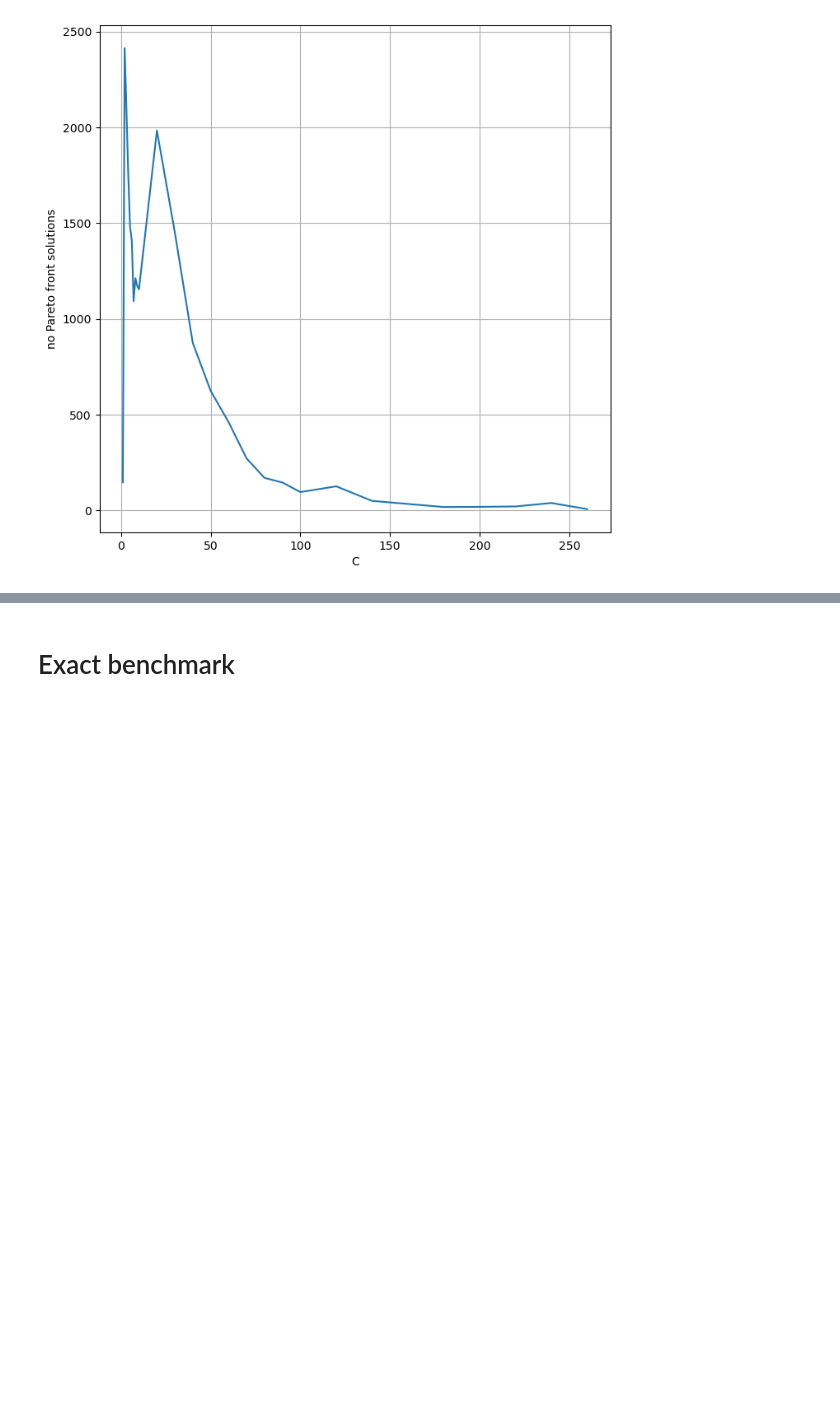
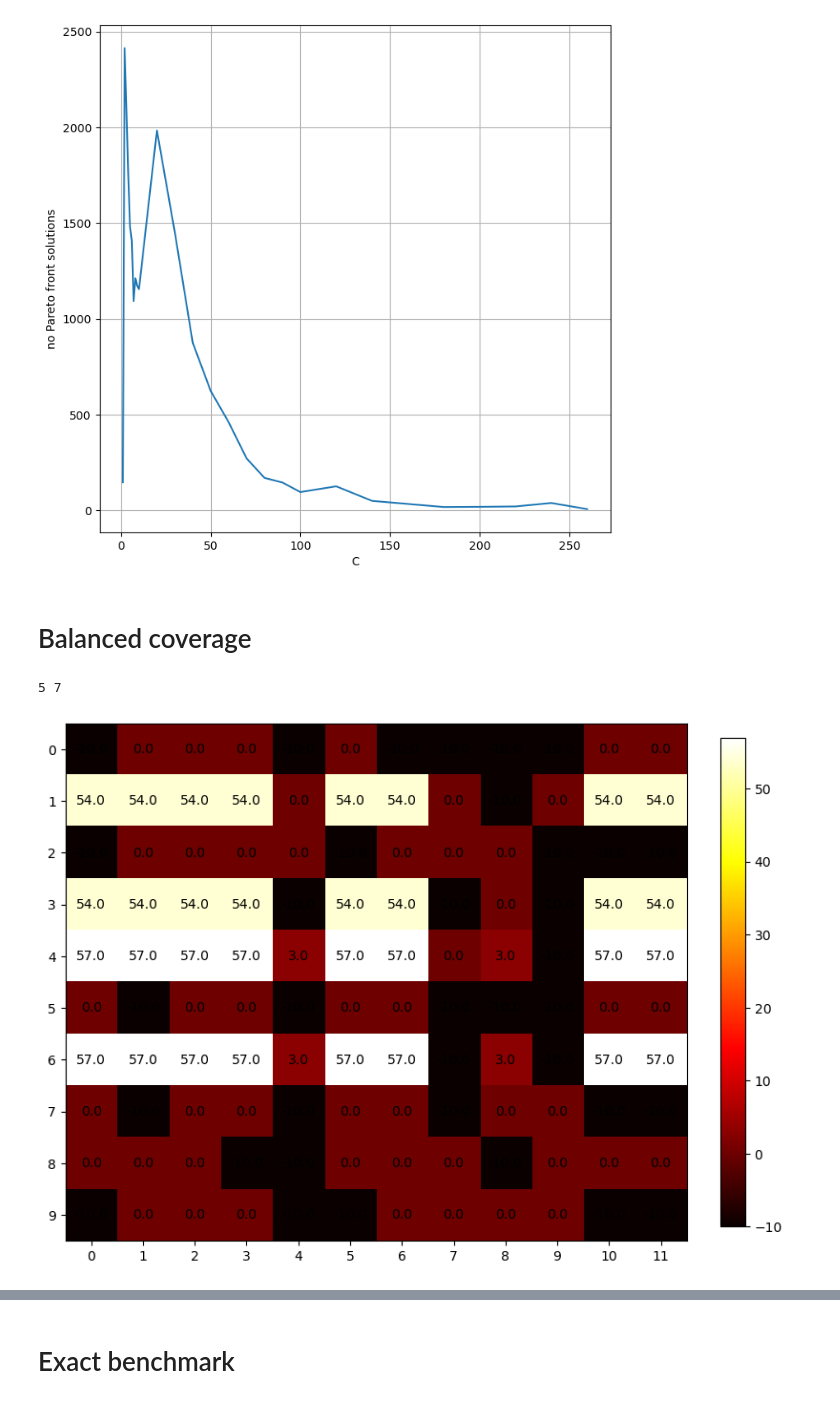
Before and after one commit to reebme/rabbit-holes, a Jupyter notebook: notebooks/01_complete_submatrix.ipynb, the cells around one changed output, grey strips where cells are left out. Drawn from its saved outputs; the diff is of its cells as text; code cells hidden in the pictures; blank space fills up the shorter version.

```diff
--- a/notebooks/01_complete_submatrix.ipynb
+++ b/notebooks/01_complete_submatrix.ipynb
@@ -388,3 +553,22 @@ ax.grid(True)
 plt.show()
 # %% [output]
 [figure]
+# %% [markdown]
+# Balanced coverage
+# %%
+# prepare a matrix
+alpha = 0.5
+miss = 0.3
+q = 1
+n = 10
+d = 12
+x, y = submatrix.calculate_complete_dims(alpha, miss, q, n, d)
+seed = 1234
+matrix = submatrix.generate_matrix_with_planted(n, d, x, y, seed, miss)
+df_matrix = pd.DataFrame(matrix)
+missing_matrix = np.isnan(matrix)
+print(x, y)
+# %% [output]
+5 7
+# %%
+Cs = np.hstack((np.arange(1, 10), np.arange(10, 100, 10), np.arange(100, 301, 20)))
@@ -390,0 +598,38 @@ plt.show()
+# %%
+exposure = np.zeros((n, n))
+coverage = np.zeros((n, d))
+for C in Cs:
+    rows = S.loc[result_mask, 'found_rows'].item()
+    cols = S.loc[result_mask, 'found_cols'].item()
+
+    if rows is not None and cols is not None:
+        exposure[np.ix_(rows, rows)] += 1
+        coverage[np.ix_(rows, cols)] += 1
+for C in Cs:
+    result_mask = S_T['C'] == C
+    rows = S_T.loc[result_mask, 'found_rows'].item()
+    cols = S_T.loc[result_mask, 'found_cols'].item()
+
+    if rows is not None and cols is not None:
+        exposure[np.ix_(rows, rows)] += 1
+        coverage[np.ix_(rows, cols)] += 1
+# %%
+coverage[missing_matrix] = -10
+
+fig, ax = plt.subplots(figsize=(8,8))
+
+cmap = mpl.colormaps['hot']
+im = ax.imshow(coverage, cmap=cmap)
+
+for i in range(missing_matrix.shape[0]):
+    for j in range(missing_matrix.shape[1]):
+        ax.text(j, i, coverage[i,j], ha="center", va="center")
+
+ax.set_xticks(range(missing_matrix.shape[1]))
+ax.set_yticks(range(missing_matrix.shape[0]))
+
+plt.colorbar(im, ax = ax, fraction=0.036)
+fig.tight_layout()
+plt.show()
+# %% [output]
+[figure, added]
```
Also changed, not shown: parts of 16 cells of this notebook, 1 other file.
